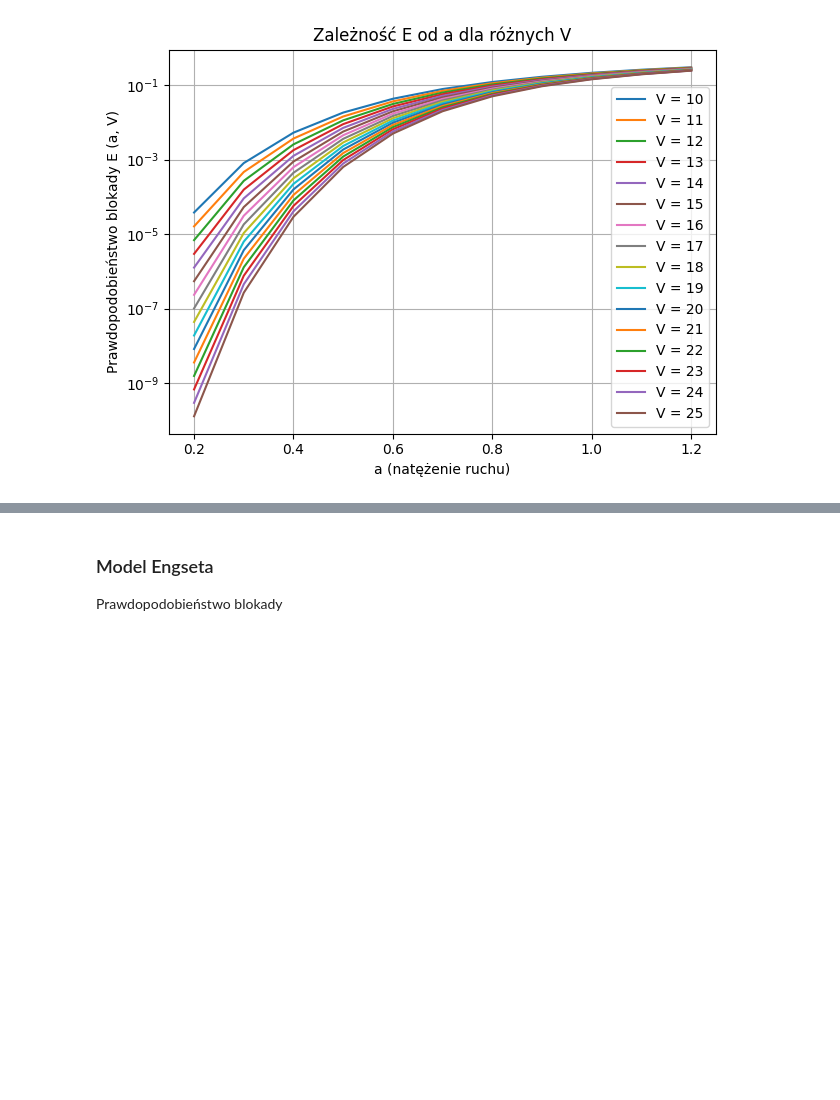
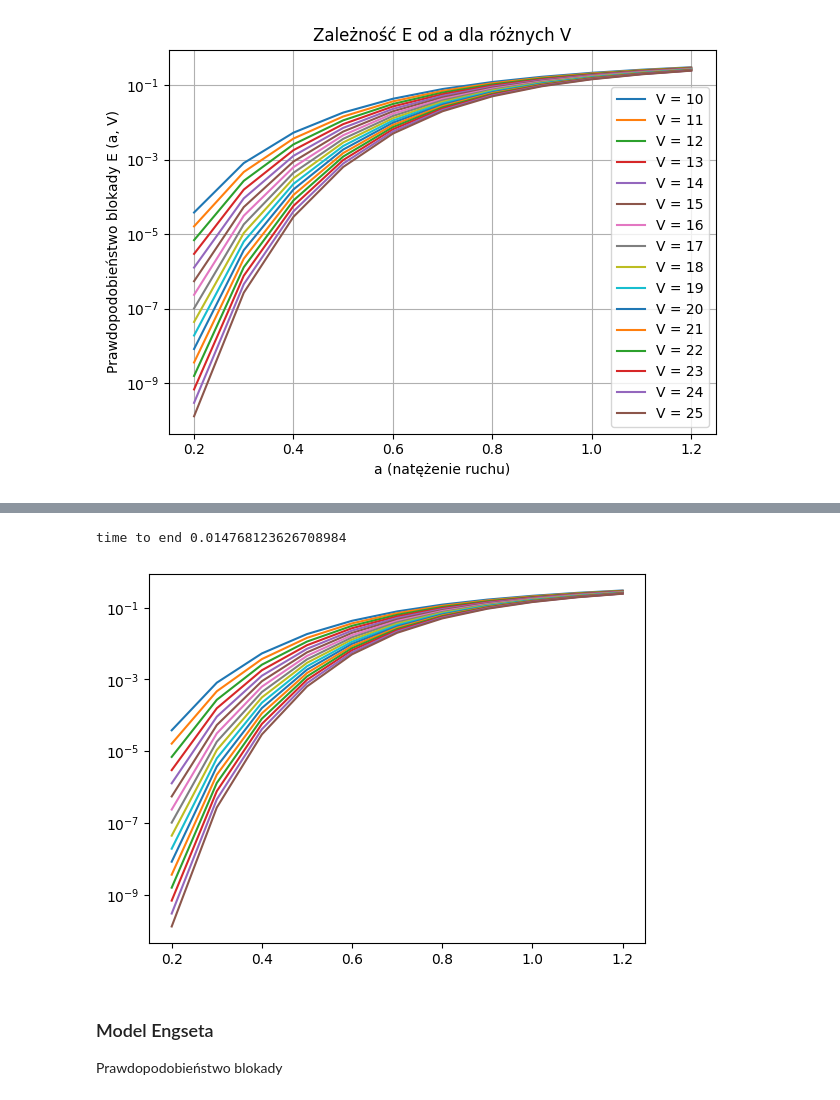
Before and after one commit to marcelbiezunski/projektowanie_sieci_telekomunikacyjnych, a Jupyter notebook: cwiczenia1.ipynb, the cells around one changed output, grey strips where cells are left out. Cells and saved outputs as stored; diff of their text form; code cells hidden in the pictures; blank space fills up the shorter version.

Commit message:
eksperymentowanie z czasem obliczen

```diff
--- a/cwiczenia1.ipynb
+++ b/cwiczenia1.ipynb
@@ -79,0 +82,18 @@ plt.tight_layout()
+# %%
+import time
+
+start1 = time.time()
+
+for V in V_list:
+    wartosci_E = oblicz_E(a_list, V)
+    #sns.scatterplot(x=a_list, y=wartosci_E, label=f'V = {V}')
+    plt.semilogy(a_list, wartosci_E, label=f'V = {V}')
+stop2 = time.time()
+plt.xlabel("a (natężenie ruchu)")
+plt.ylabel("Prawdopodobieństwo blokady E (a, V)")
+plt.title("Zależność E od a dla różnych V")
+plt.legend()
+plt.grid(True)
+plt.tight_layout()
+
+print(f'time of work{stop2 - start1}')
@@ -80,3 +105,30 @@ plt.tight_layout()
+# %%
+def oblicz_E_rekur(A, V):
+    if V == 0:
+        return 1
+    else:
+        rekur = oblicz_E_rekur(A, V - 1)
+        licznik = A * rekur
+        mianownik = V + A * rekur
+        return licznik / mianownik
+
+
+def lista_E_rekur(a_list, V):
+    wyniki_E_rekur = []
+    for a in a_list:
+        A = a*V
+        wyniki_E_rekur.append(oblicz_E_rekur(A, V))
+    return wyniki_E_rekur
+
+start = time.time()
+for V in V_list:
+    wyniki_E_rekur = lista_E_rekur(a_list, V)
+    plt.semilogy(a_list, wyniki_E_rekur, label=f'V = {V}')
+stop = time.time()
+print(f'time to end {stop-start}')
+# %% [output]
+time to end 0.014768123626708984
+[figure, added]
 # %% [markdown]
 ### Model Engseta
 Prawdopodobieństwo blokady
```
Also changed, not shown: parts of 3 cells of this notebook.
